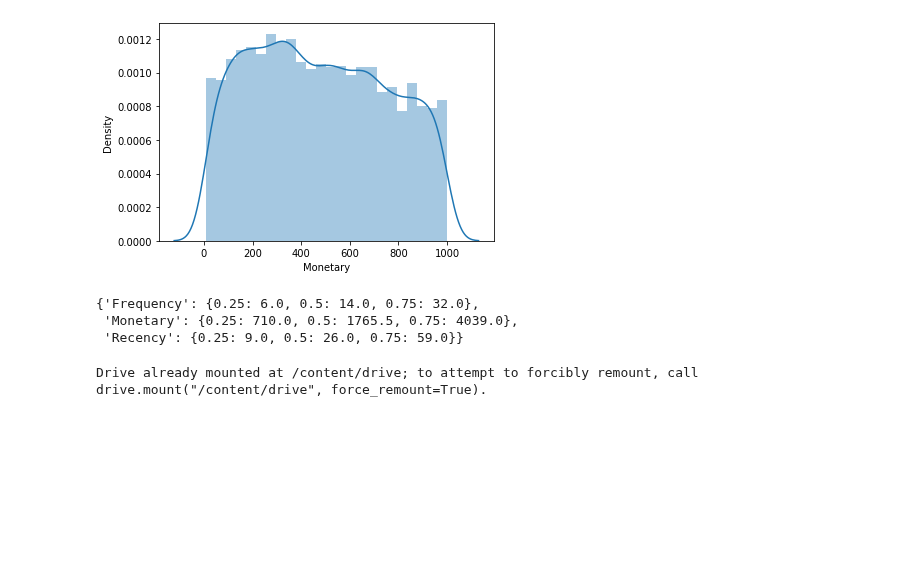
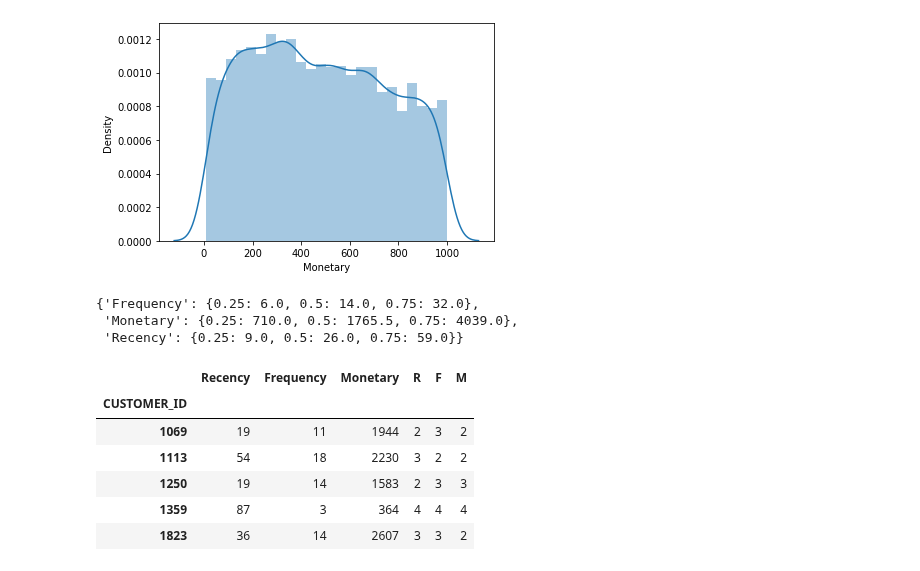
Before and after one commit to kristaLumbantoruan/customer-clustering-for-crm-in-xyz-store, a Jupyter notebook: Customer_Clustering.ipynb, the cells around one changed output. Cells and saved outputs as stored; diff of their text form; code cells hidden in the pictures; blank space fills up the shorter version.

```diff
--- a/Customer_Clustering.ipynb
+++ b/Customer_Clustering.ipynb
@@ -366,8 +371,17 @@ def FnMScoring(x,p,d):
       return 2
   else:
        return 1
-# %%
-from google.colab import drive
-drive.mount('/content/drive')
-# %% [output]
-Drive already mounted at /content/drive; to attempt to forcibly remount, call drive.mount("/content/drive", force_remount=True).
+# %%
+#Calculate Add R, F, and M segment value columns to the existing dataset to show R segment values
+RFMScoring['R'] = RFMScoring['Recency'].apply(RScoring, args=('Recency', quantiles,))
+RFMScoring['F'] = RFMScoring['Frequency'].apply(FnMScoring, args=('Frequency', quantiles,))
+RFMScoring['M'] = RFMScoring['Monetary'].apply(FnMScoring, args=('Monetary', quantiles,))
+RFMScoring.head()
+# %% [output]
+|  | Recency | Frequency | Monetary | R | F | M |
+| CUSTOMER_ID |  |  |  |  |  |  |
+| 1069 | 19 | 11 | 1944 | 2 | 3 | 2 |
+| 1113 | 54 | 18 | 2230 | 3 | 2 | 2 |
+| 1250 | 19 | 14 | 1583 | 2 | 3 | 3 |
+| 1359 | 87 | 3 | 364 | 4 | 4 | 4 |
+| 1823 | 36 | 14 | 2607 | 3 | 3 | 2 |
```
Also changed, not shown: parts of 3 cells of this notebook.
